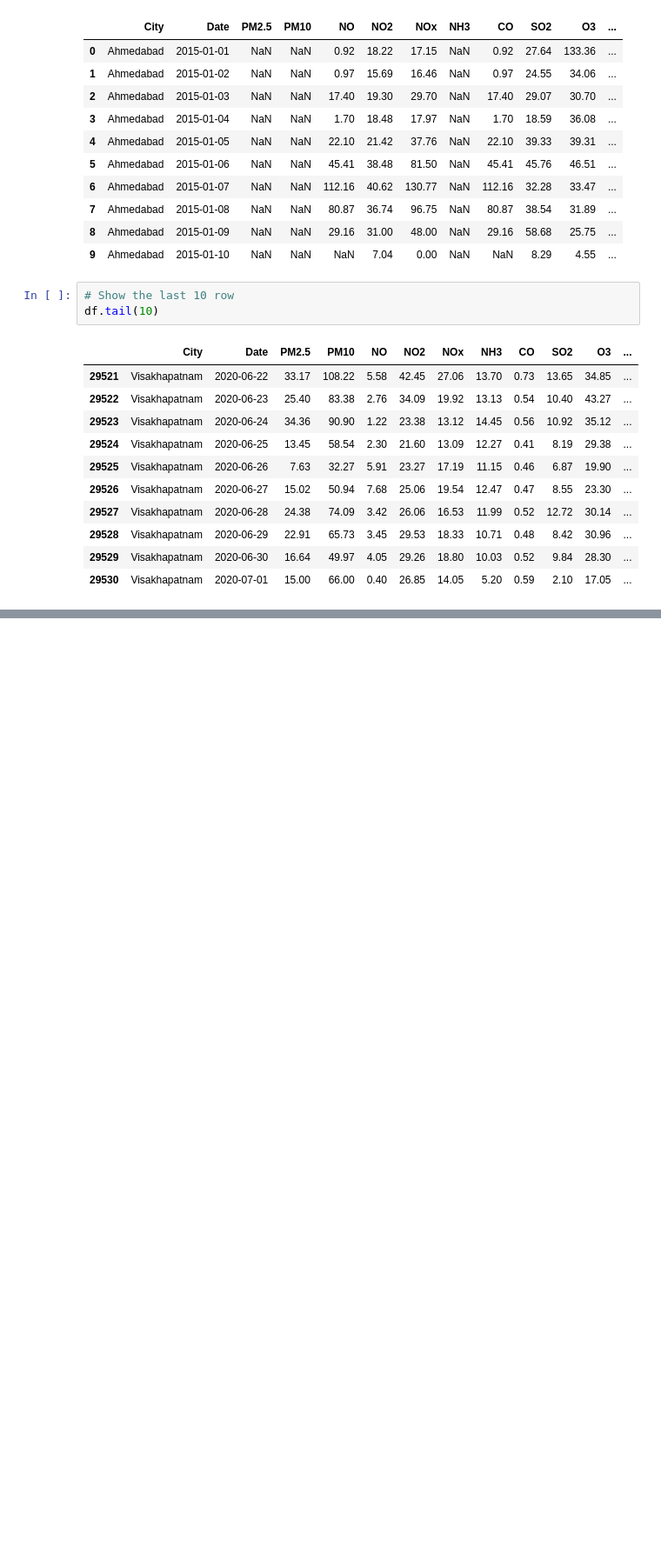
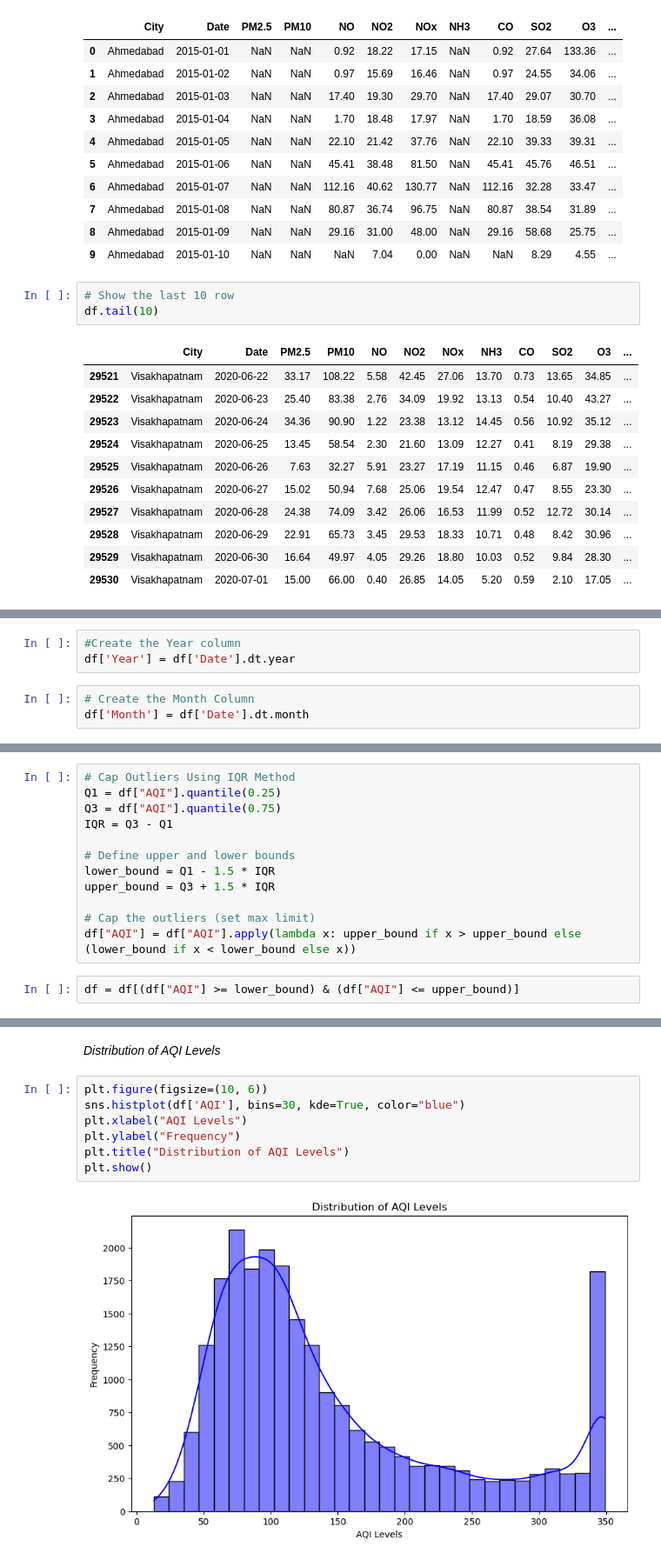
Before and after one commit to Ayu8424/Pollution-Project, a Jupyter notebook: Ayan_Pollution_project/ayan_final_project.ipynb, the cells around one changed output, grey strips where cells are left out. Shown at 87% size. Drawn from its saved outputs; the diff is of its cells as text; blank space fills up the shorter version.

```diff
--- a/Ayan_Pollution_project/ayan_final_project.ipynb
+++ b/Ayan_Pollution_project/ayan_final_project.ipynb
@@ -38,0 +181,6 @@ df.tail(10)
+# %%
+#Create the Year column
+df['Year'] = df['Date'].dt.year
+# %%
+# Create the Month Column
+df['Month'] = df['Date'].dt.month
@@ -38,0 +241,14 @@ df.tail(10)
+# %%
+# Cap Outliers Using IQR Method
+Q1 = df["AQI"].quantile(0.25)
+Q3 = df["AQI"].quantile(0.75)
+IQR = Q3 - Q1
+
+# Define upper and lower bounds
+lower_bound = Q1 - 1.5 * IQR
+upper_bound = Q3 + 1.5 * IQR
+
+# Cap the outliers (set max limit)
+df["AQI"] = df["AQI"].apply(lambda x: upper_bound if x > upper_bound else (lower_bound if x < lower_bound else x))
+# %%
+df = df[(df["AQI"] >= lower_bound) & (df["AQI"] <= upper_bound)]
@@ -38,0 +267,11 @@ df.tail(10)
+# %% [markdown]
+*Distribution of AQI Levels*
+# %%
+plt.figure(figsize=(10, 6))
+sns.histplot(df['AQI'], bins=30, kde=True, color="blue")
+plt.xlabel("AQI Levels")
+plt.ylabel("Frequency")
+plt.title("Distribution of AQI Levels")
+plt.show()
+# %% [output]
+[figure, added]
```
Also changed, not shown: parts of 54 cells of this notebook.
